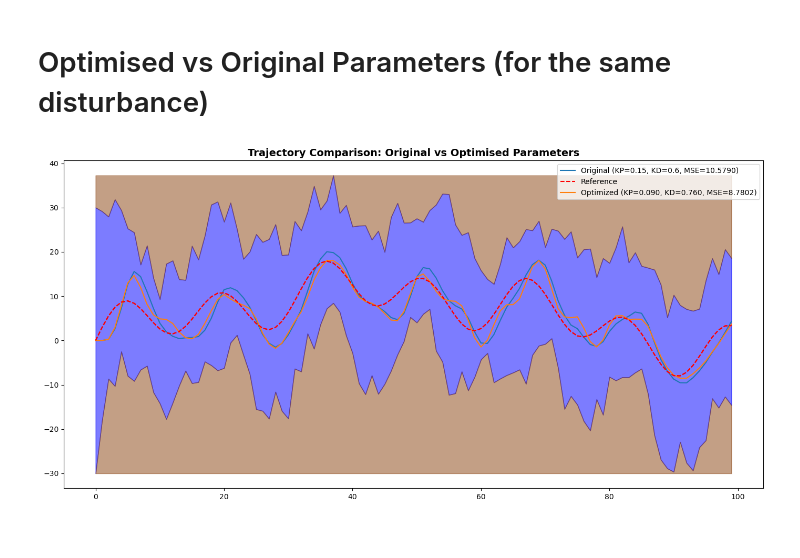
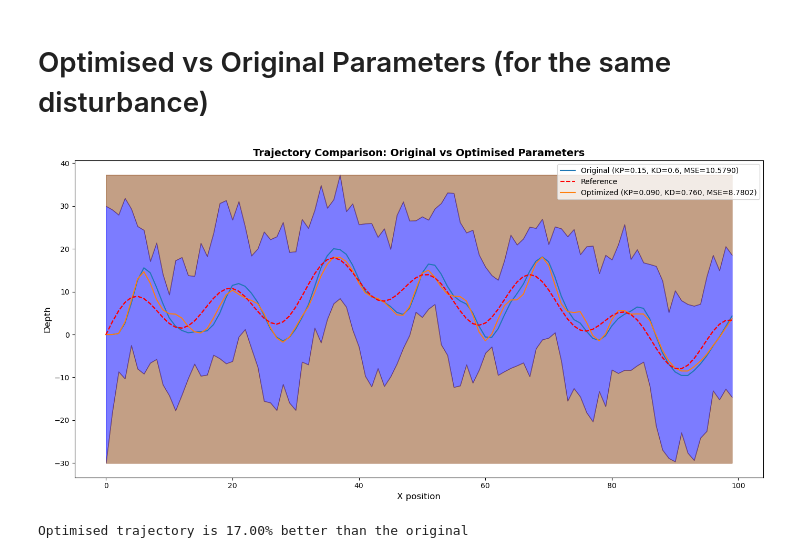
Before and after one commit to LaithShareiyat/B1-Coding-Practical-UUV, a Jupyter notebook: notebooks/demo.ipynb, the cells around one changed output. Drawn from its saved outputs; the diff is of its cells as text; code cells hidden in the pictures.

Commit message:
EXTRA: Labelled plot axis + Calculated the percentage improvement the optimised version provides

```diff
--- a/notebooks/demo.ipynb
+++ b/notebooks/demo.ipynb
@@ -102,31 +102,38 @@ opt_trajectory = opt_closed_loop.simulate(mission, fixed_disturbances)
 
 # Calculate MSE for both trajectories
 og_errors = og_trajectory.position[:, 1] - mission.reference
 og_mse = np.mean(og_errors ** 2)
 opt_errors = opt_trajectory.position[:, 1] - mission.reference
 opt_mse = np.mean(opt_errors ** 2)
 # Plot both on the same figure
 fig, ax = plt.subplots(figsize=(14, 7))
 
 # Plot both
 og_trajectory.plot_completed_mission(mission, ax=ax, show=False, label=f'Original (KP=0.15, KD=0.6, MSE={og_mse:.4f})')
 opt_trajectory.plot_completed_mission(mission, ax=ax, show=False, label=f'Optimized (KP={best_KP:.3f}, KD={best_KD:.3f}, MSE={opt_mse:.4f})')
 
 # Changed legend labels to distinguish between original and optimized
 handles, labels = ax.get_legend_handles_labels()
 
 # Remove duplicate reference lines and update labels
 both_labels = []
 both_handles = []
 for handle, label in zip(handles, labels):
     if label not in both_labels:
         both_labels.append(label)
         both_handles.append(handle)
 
 ax.legend(both_handles, both_labels, loc='upper right')
 ax.set_title('Trajectory Comparison: Original vs Optimised Parameters', fontsize=14, fontweight='bold')
+ax.set_xlabel('X position', fontsize=12)
+ax.set_ylabel('Depth', fontsize=12)
 
 plt.tight_layout()
 plt.show()
+
+# Percentage improvement calculation
+percentage_improvement = ((og_mse - opt_mse) / og_mse) * 100
+print(f'Optimised trajectory is {percentage_improvement:.2f}% better than the original')
 # %% [output]
-[figure, old version]
+[figure, new version]
+Optimised trajectory is 17.00% better than the original
```
